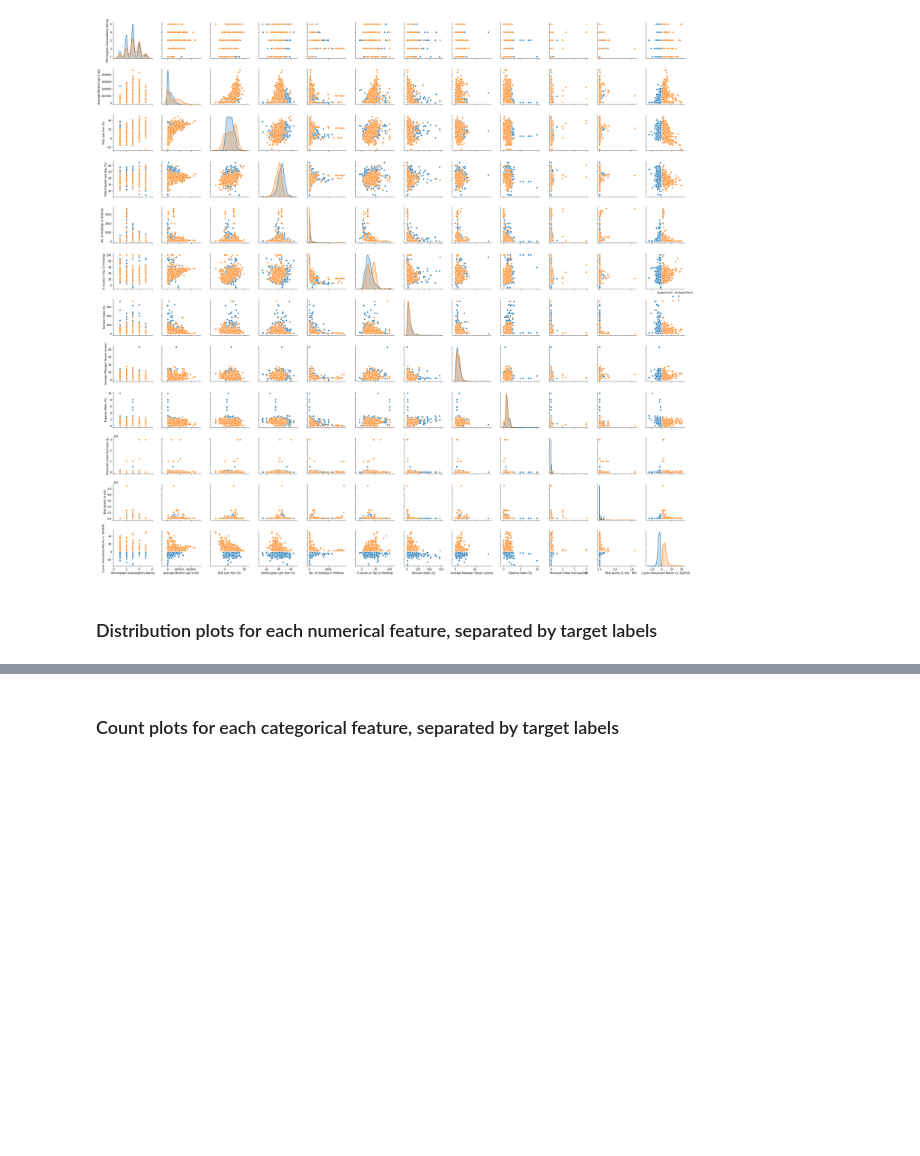
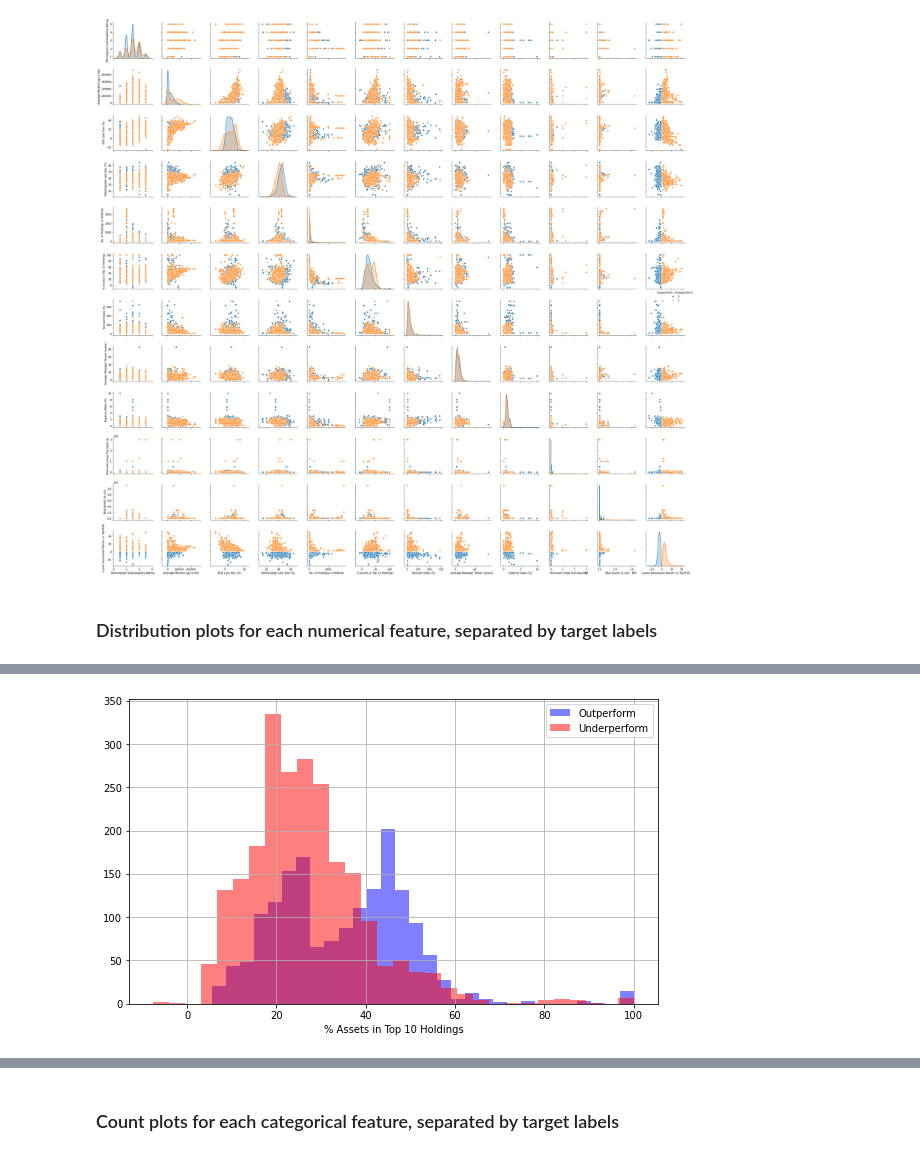
Before and after one commit to mkschoi/project3_mutualfundperf, a Jupyter notebook: Notebooks/project3_feature_engineering_selection.ipynb, the cells around one changed output, grey strips where cells are left out. Drawn from its saved outputs; the diff is of its cells as text; code cells hidden in the pictures; blank space fills up the shorter version.

```diff
--- a/Notebooks/project3_feature_engineering_selection.ipynb
+++ b/Notebooks/project3_feature_engineering_selection.ipynb
@@ -117,0 +131,12 @@ Text(0.5, 0, 'Average Market Cap ($ mil)')
+# %%
+plt.figure(figsize=(8,5))
+df_mf_train[df_mf_train['Outperform / Underperform']==1]['% Assets in Top 10 Holdings'].hist(alpha=0.5,
+                                              color='blue', bins=30,label='Outperform')
+df_mf_train[df_mf_train['Outperform / Underperform']==0]['% Assets in Top 10 Holdings'].hist(alpha=0.5,
+                                              color='red', bins=30,label='Underperform')
+plt.legend()
+plt.xlabel('% Assets in Top 10 Holdings')
+plt.tight_layout()
+plt.savefig('../Charts/dist_%assets_top10.png')
+# %% [output]
+[figure, added]
```
Also changed, not shown: parts of 5 cells of this notebook, 14 other files.
